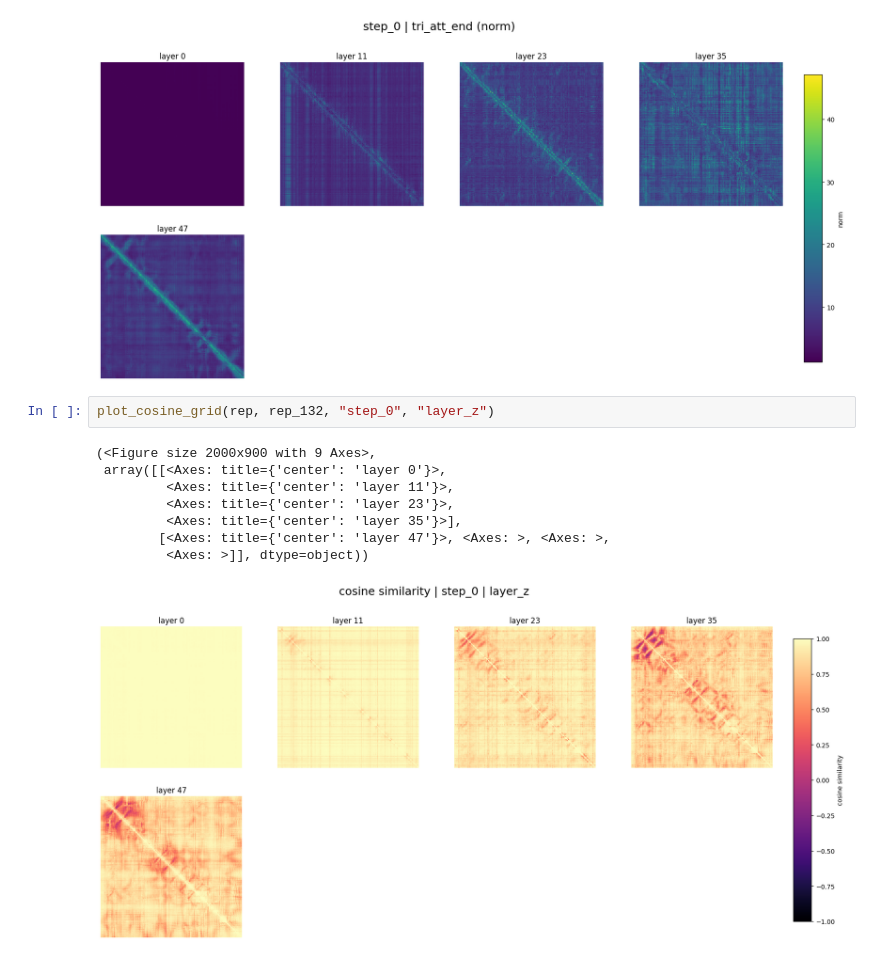
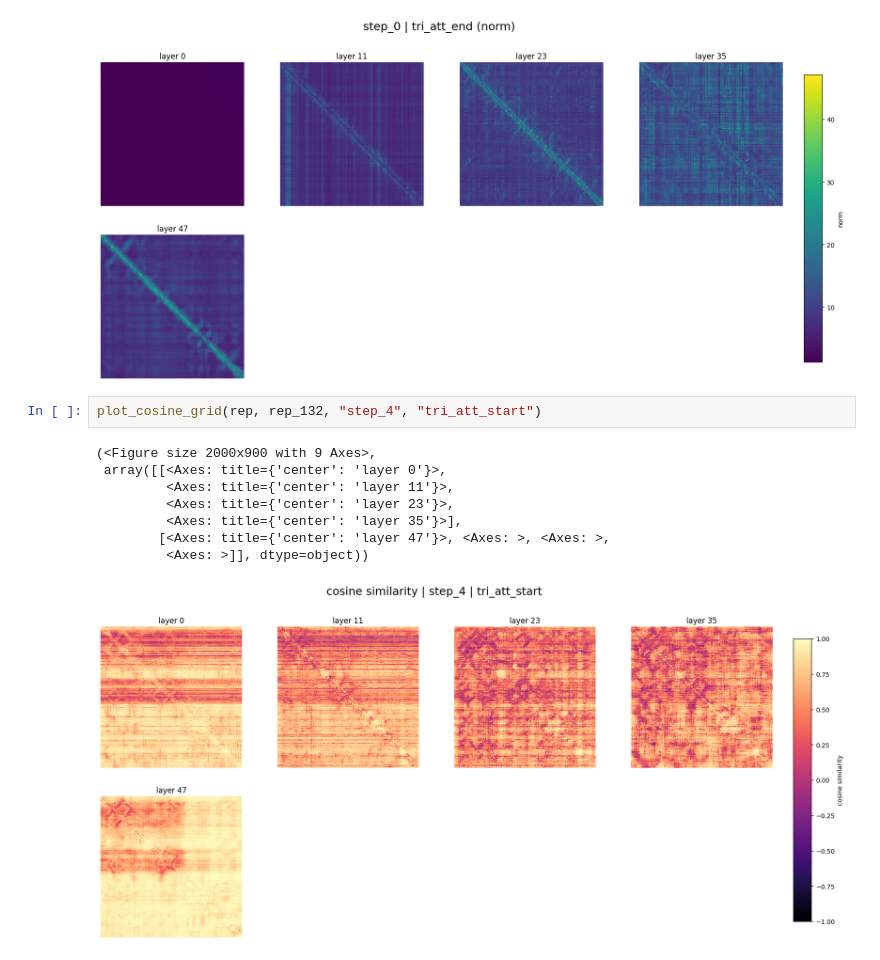
Before and after one commit to Thomasbush9/protein_interpretability, a Jupyter notebook: src/protein_interpretability/notebooks/esm_analysis.ipynb, the cells around one changed output. Saved outputs shown, nothing was run; the diff lists cells and outputs as text.

```diff
--- a/src/protein_interpretability/notebooks/esm_analysis.ipynb
+++ b/src/protein_interpretability/notebooks/esm_analysis.ipynb
@@ -172,13 +172,13 @@ plot_layers_grid(rep_132, "step_0", "tri_att_end")
          <Axes: >]], dtype=object))
 [figure]
 # %%
-plot_cosine_grid(rep, rep_132, "step_0", "layer_z")
+plot_cosine_grid(rep, rep_132, "step_4", "tri_att_start")
 # %% [output]
 (<Figure size 2000x900 with 9 Axes>,
  array([[<Axes: title={'center': 'layer 0'}>,
          <Axes: title={'center': 'layer 11'}>,
          <Axes: title={'center': 'layer 23'}>,
          <Axes: title={'center': 'layer 35'}>],
         [<Axes: title={'center': 'layer 47'}>, <Axes: >, <Axes: >,
          <Axes: >]], dtype=object))
-[figure, old version]
+[figure, new version]
```
Also changed, not shown: 4 other files.
